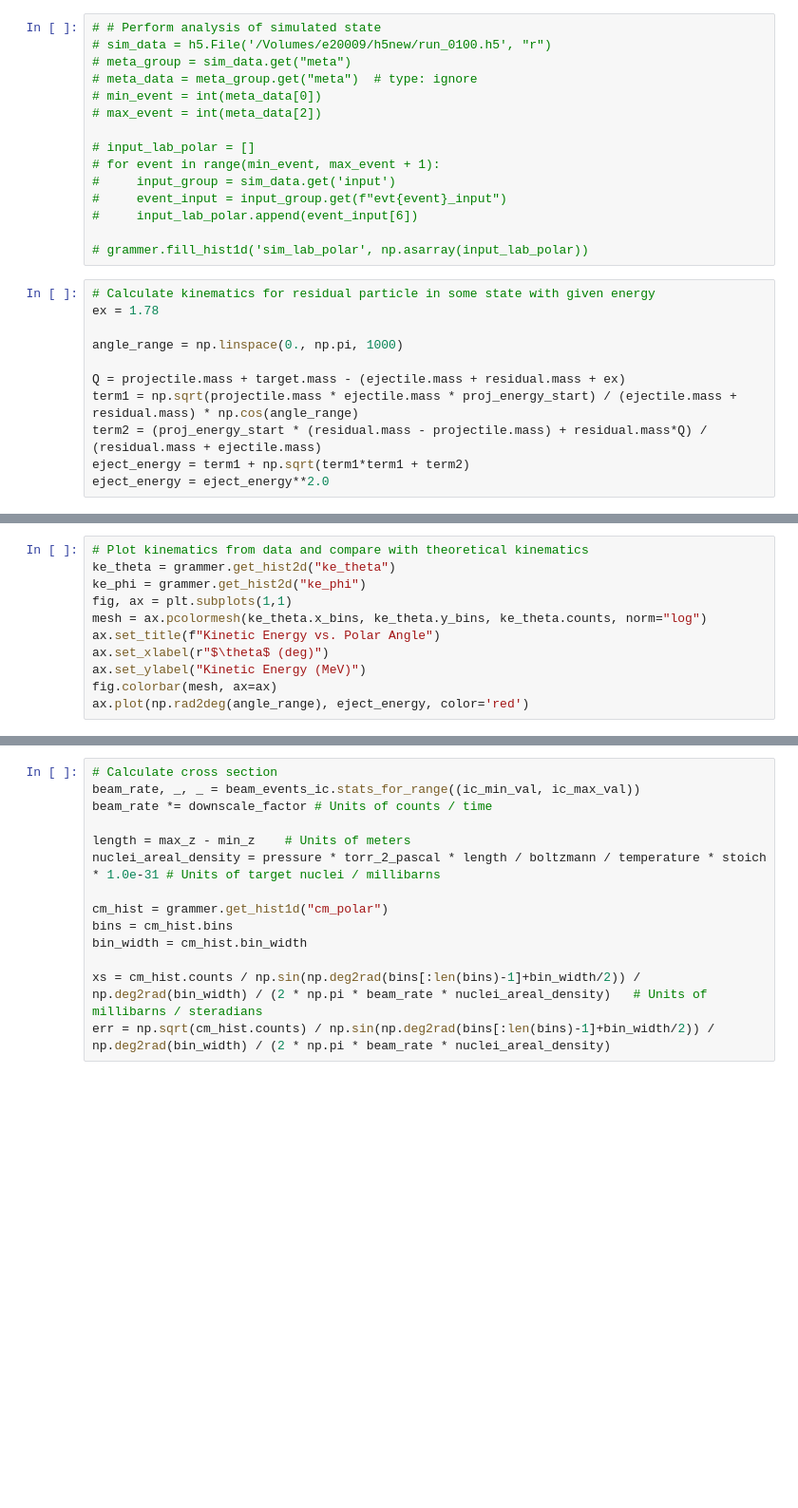
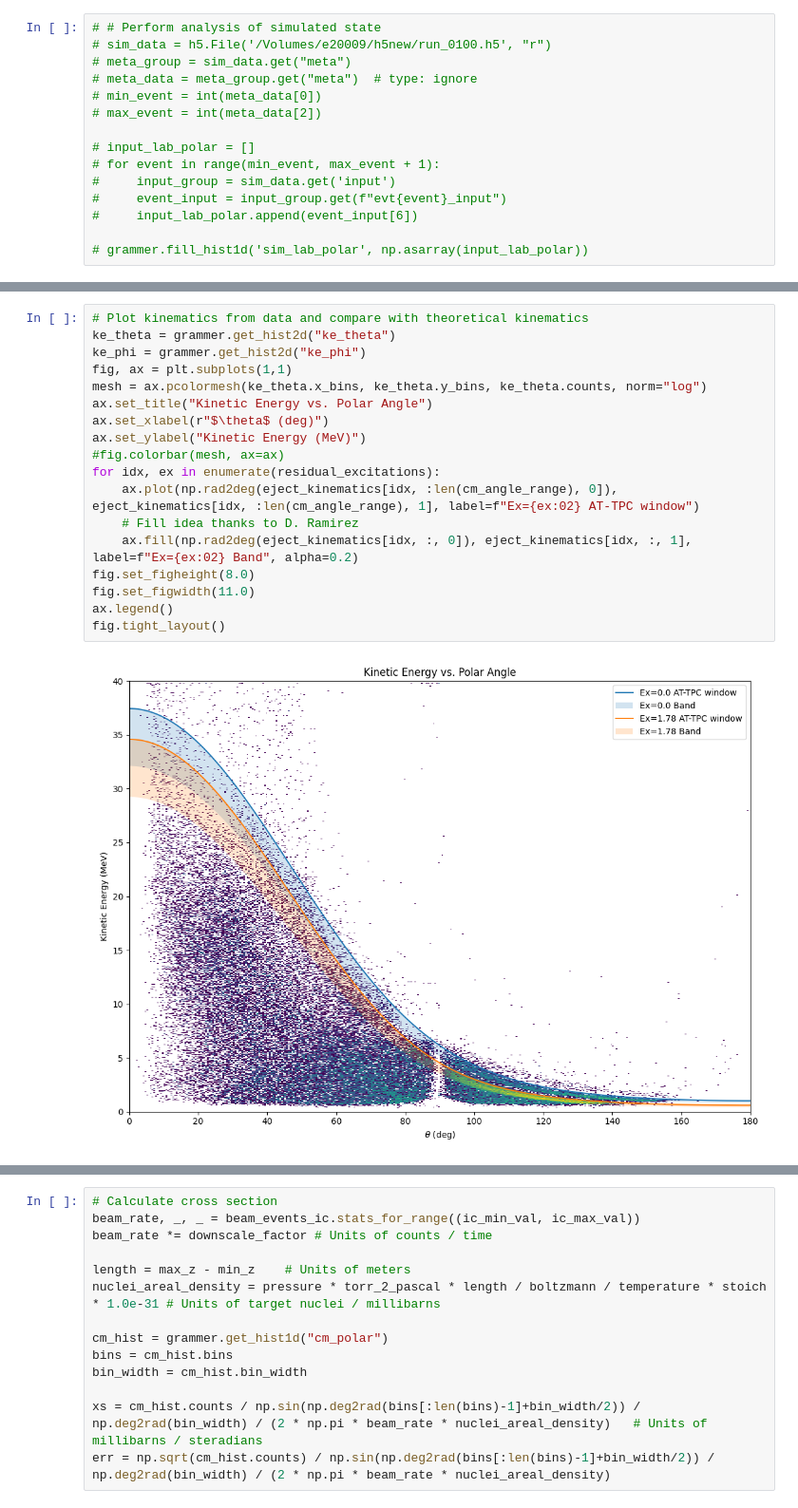
Before and after one commit to sigmanotation/e20009_analysis, a Jupyter notebook: notebooks/e20009_analysis.ipynb, the cells around one changed output, grey strips where cells are left out. Shown at 95% size. Saved outputs shown, nothing was run; the diff lists cells and outputs as text; blank space fills up the shorter version.

```diff
--- a/notebooks/e20009_analysis.ipynb
+++ b/notebooks/e20009_analysis.ipynb
@@ -248,14 +246,3 @@ fig.set_figwidth(8.0)
 #     input_lab_polar.append(event_input[6])
 
 # grammer.fill_hist1d('sim_lab_polar', np.asarray(input_lab_polar))
-# %%
-# Calculate kinematics for residual particle in some state with given energy
-ex = 1.78
-
-angle_range = np.linspace(0., np.pi, 1000)
-
-Q = projectile.mass + target.mass - (ejectile.mass + residual.mass + ex)
-term1 = np.sqrt(projectile.mass * ejectile.mass * proj_energy_start) / (ejectile.mass + residual.mass) * np.cos(angle_range)
-term2 = (proj_energy_start * (residual.mass - projectile.mass) + residual.mass*Q) / (residual.mass + ejectile.mass)
-eject_energy = term1 + np.sqrt(term1*term1 + term2)
-eject_energy = eject_energy**2.0
@@ -262,14 +306,23 @@ eject_energy = eject_energy**2.0
 # %%
 # Plot kinematics from data and compare with theoretical kinematics
 ke_theta = grammer.get_hist2d("ke_theta")
 ke_phi = grammer.get_hist2d("ke_phi")
 fig, ax = plt.subplots(1,1)
 mesh = ax.pcolormesh(ke_theta.x_bins, ke_theta.y_bins, ke_theta.counts, norm="log")
-ax.set_title(f"Kinetic Energy vs. Polar Angle")
+ax.set_title("Kinetic Energy vs. Polar Angle")
 ax.set_xlabel(r"$\theta$ (deg)")
 ax.set_ylabel("Kinetic Energy (MeV)")
-fig.colorbar(mesh, ax=ax)
-ax.plot(np.rad2deg(angle_range), eject_energy, color='red')
+#fig.colorbar(mesh, ax=ax)
+for idx, ex in enumerate(residual_excitations):
+    ax.plot(np.rad2deg(eject_kinematics[idx, :len(cm_angle_range), 0]), eject_kinematics[idx, :len(cm_angle_range), 1], label=f"Ex={ex:02} AT-TPC window")
+    # Fill idea thanks to D. Ramirez
+    ax.fill(np.rad2deg(eject_kinematics[idx, :, 0]), eject_kinematics[idx, :, 1], label=f"Ex={ex:02} Band", alpha=0.2)
+fig.set_figheight(8.0)
+fig.set_figwidth(11.0)
+ax.legend()
+fig.tight_layout()
+# %% [output]
+[figure, added]
 # %%
 # Plot chi-squared vs lab polar angle
 chi_polar = grammer.get_hist2d("chi_polar")
```
Also changed, not shown: parts of 15 cells of this notebook, 1 other file.
